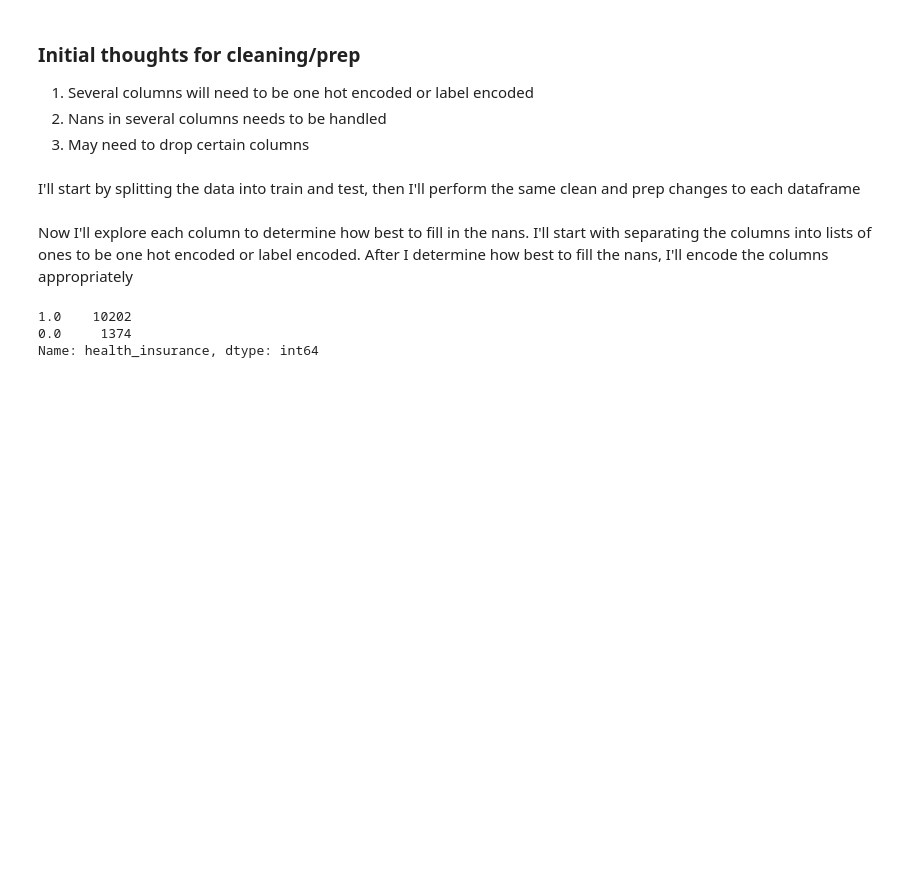
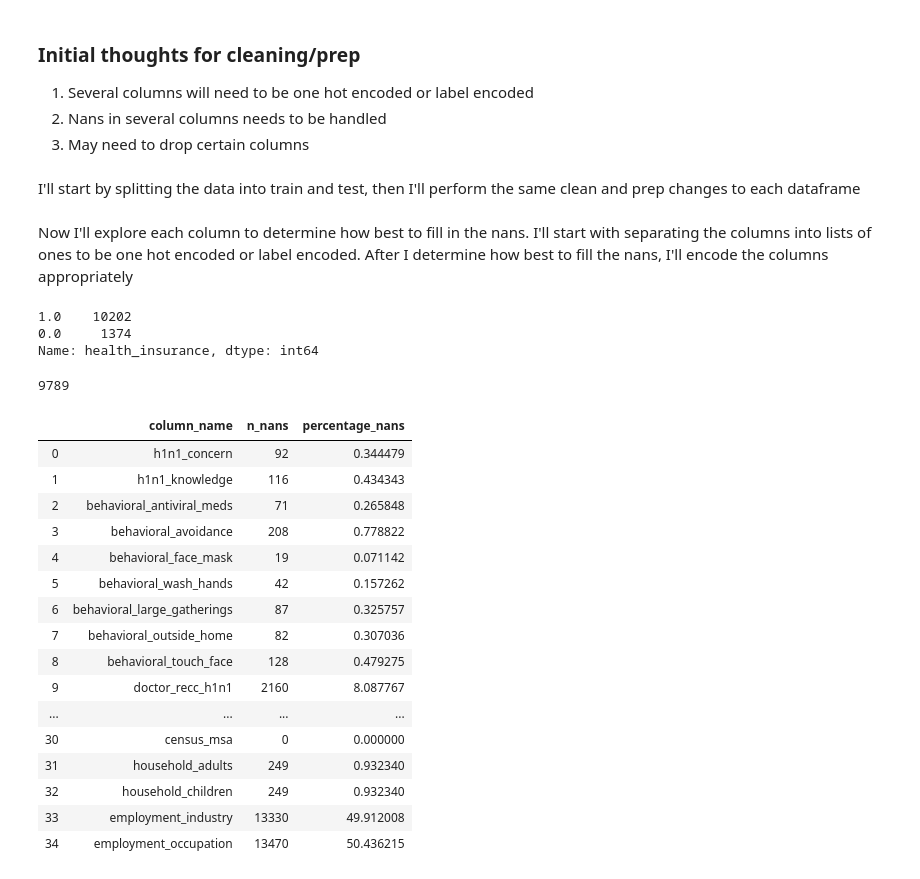
Before and after one commit to JadaShipp/predicting_flu, a Jupyter notebook: predicting_flu_analysis.ipynb, the cells around one changed output. Cells and saved outputs as stored; diff of their text form; code cells hidden in the pictures; blank space fills up the shorter version.

Commit message:
added loop for percent nans

```diff
--- a/predicting_flu_analysis.ipynb
+++ b/predicting_flu_analysis.ipynb
@@ -115,3 +115,40 @@ train.health_insurance.value_counts()
 1.0    10202
 0.0     1374
 Name: health_insurance, dtype: int64
+# %%
+train.health_insurance.isna().sum()
+# %% [output]
+9789
+# %%
+#Write a for loop to determine what percentage of each column are nans
+def percent_nans(df):
+    x = ['column_name','n_nans', 'percentage_nans']
+    missing_data = pd.DataFrame(columns=x)
+    columns = df.columns
+    for col in columns:
+        acolumn_name = col
+        amissing_data = df[col].isnull().sum()
+        amissing_in_percentage = (df[col].isnull().sum()/df[col].shape[0])*100
+
+        missing_data.loc[len(missing_data)] = [acolumn_name, amissing_data, amissing_in_percentage]
+    return missing_data
+# %%
+percent_nans(df)
+# %% [output]
+|  | column_name | n_nans | percentage_nans |
+| 0 | h1n1_concern | 92 | 0.344479 |
+| 1 | h1n1_knowledge | 116 | 0.434343 |
+| 2 | behavioral_antiviral_meds | 71 | 0.265848 |
+| 3 | behavioral_avoidance | 208 | 0.778822 |
+| 4 | behavioral_face_mask | 19 | 0.071142 |
+| 5 | behavioral_wash_hands | 42 | 0.157262 |
+| 6 | behavioral_large_gatherings | 87 | 0.325757 |
+| 7 | behavioral_outside_home | 82 | 0.307036 |
+| 8 | behavioral_touch_face | 128 | 0.479275 |
+| 9 | doctor_recc_h1n1 | 2160 | 8.087767 |
+| ... | ... | ... | ... |
+| 30 | census_msa | 0 | 0.000000 |
+| 31 | household_adults | 249 | 0.932340 |
+| 32 | household_children | 249 | 0.932340 |
+| 33 | employment_industry | 13330 | 49.912008 |
+| 34 | employment_occupation | 13470 | 50.436215 |
```
